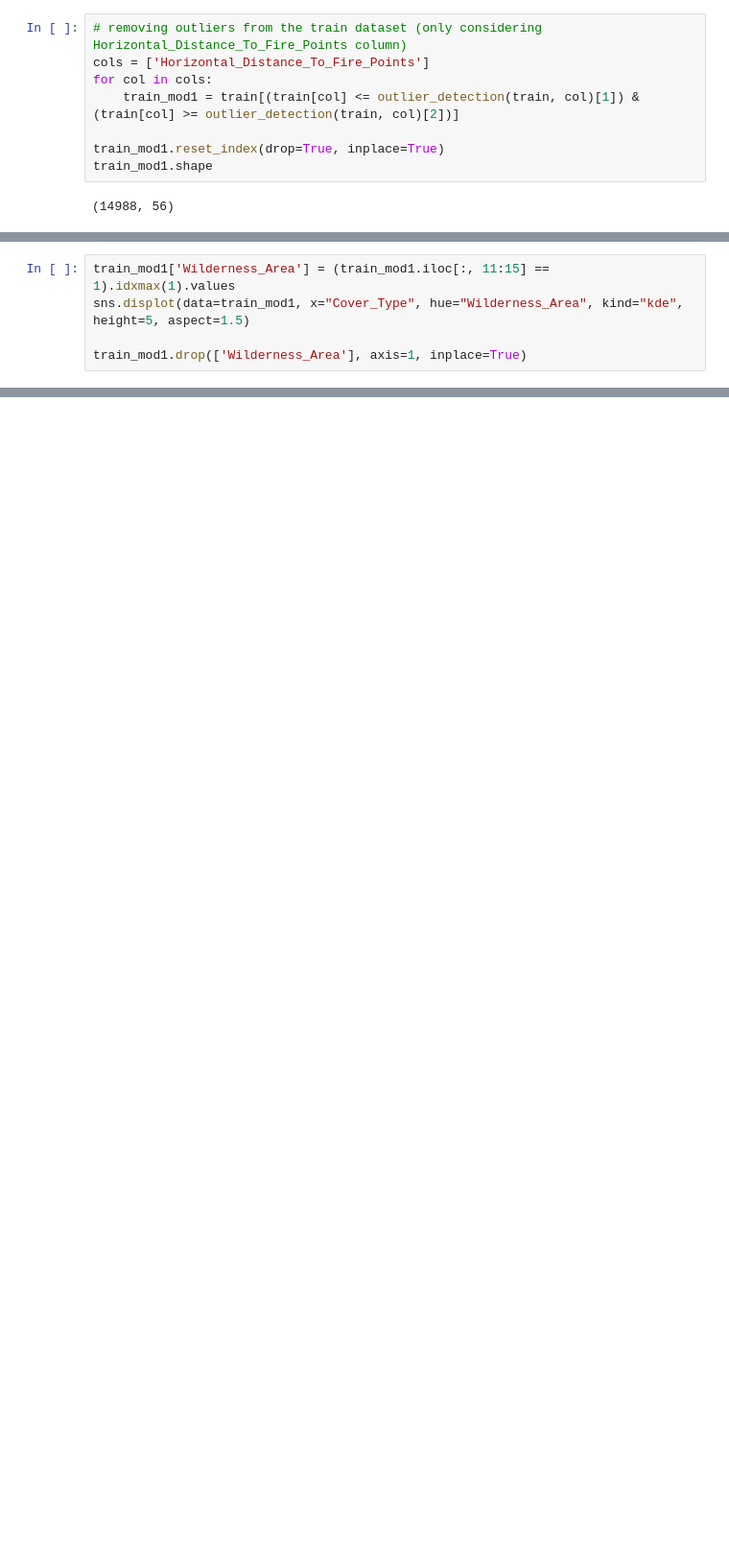
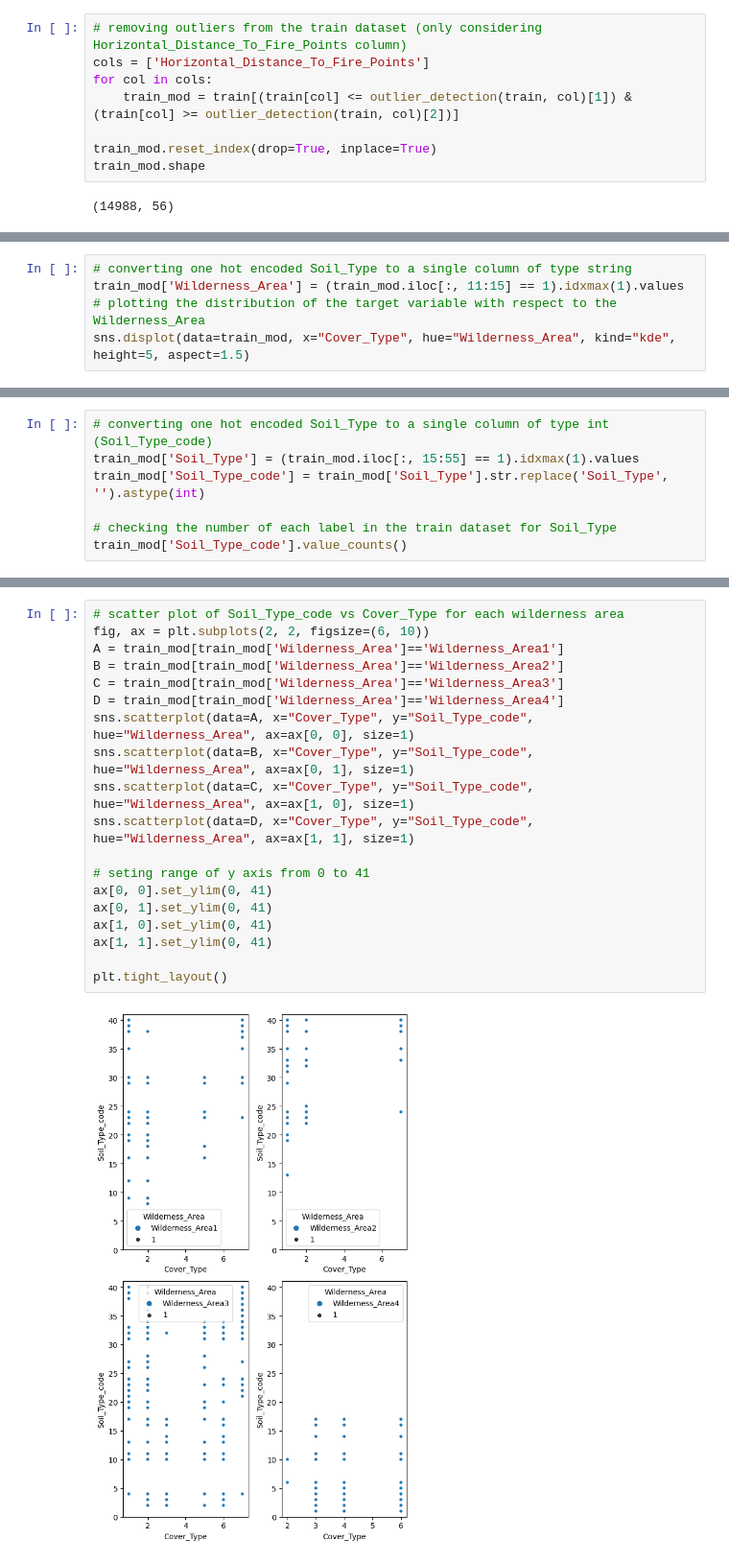
Before and after one commit to Behzad-h/forest_covertypes, a Jupyter notebook: forest_data_analysis.ipynb, the cells around one changed output, grey strips where cells are left out. Shown: that part at 96% size. Drawn from its saved outputs; the diff is of its cells as text; blank space fills up the shorter version.

Commit message:
changes to data analysis

```diff
--- a/forest_data_analysis.ipynb
+++ b/forest_data_analysis.ipynb
@@ -258,10 +270,10 @@ Removing data points with outliers considering the outlier detection based on th
 # removing outliers from the train dataset (only considering Horizontal_Distance_To_Fire_Points column)
 cols = ['Horizontal_Distance_To_Fire_Points']
 for col in cols:
-    train_mod1 = train[(train[col] <= outlier_detection(train, col)[1]) & (train[col] >= outlier_detection(train, col)[2])]
+    train_mod = train[(train[col] <= outlier_detection(train, col)[1]) & (train[col] >= outlier_detection(train, col)[2])]
 
-train_mod1.reset_index(drop=True, inplace=True)
-train_mod1.shape
+train_mod.reset_index(drop=True, inplace=True)
+train_mod.shape
 # %% [output]
 (14988, 56)
 # %% [markdown]
@@ -291,6 +311,6 @@ Name: Cover_Type, dtype: int64
 # %%
-train_mod1['Wilderness_Area'] = (train_mod1.iloc[:, 11:15] == 1).idxmax(1).values
-sns.displot(data=train_mod1, x="Cover_Type", hue="Wilderness_Area", kind="kde", height=5, aspect=1.5)
-
-train_mod1.drop(['Wilderness_Area'], axis=1, inplace=True)
+# converting one hot encoded Soil_Type to a single column of type string
+train_mod['Wilderness_Area'] = (train_mod.iloc[:, 11:15] == 1).idxmax(1).values
+# plotting the distribution of the target variable with respect to the Wilderness_Area
+sns.displot(data=train_mod, x="Cover_Type", hue="Wilderness_Area", kind="kde", height=5, aspect=1.5)
 # %% [output]
@@ -299,0 +324,7 @@ It shows that Wilderness_Area can be an important predictor.
+# %%
+# converting one hot encoded Soil_Type to a single column of type int (Soil_Type_code)
+train_mod['Soil_Type'] = (train_mod.iloc[:, 15:55] == 1).idxmax(1).values
+train_mod['Soil_Type_code'] = train_mod['Soil_Type'].str.replace('Soil_Type', '').astype(int)
+
+# checking the number of each label in the train dataset for Soil_Type
+train_mod['Soil_Type_code'].value_counts()
@@ -299,0 +353,21 @@ It shows that Wilderness_Area can be an important predictor.
+# %%
+# scatter plot of Soil_Type_code vs Cover_Type for each wilderness area
+fig, ax = plt.subplots(2, 2, figsize=(6, 10))
+A = train_mod[train_mod['Wilderness_Area']=='Wilderness_Area1']
+B = train_mod[train_mod['Wilderness_Area']=='Wilderness_Area2']
+C = train_mod[train_mod['Wilderness_Area']=='Wilderness_Area3']
+D = train_mod[train_mod['Wilderness_Area']=='Wilderness_Area4']
+sns.scatterplot(data=A, x="Cover_Type", y="Soil_Type_code", hue="Wilderness_Area", ax=ax[0, 0], size=1)
+sns.scatterplot(data=B, x="Cover_Type", y="Soil_Type_code", hue="Wilderness_Area", ax=ax[0, 1], size=1)
+sns.scatterplot(data=C, x="Cover_Type", y="Soil_Type_code", hue="Wilderness_Area", ax=ax[1, 0], size=1)
+sns.scatterplot(data=D, x="Cover_Type", y="Soil_Type_code", hue="Wilderness_Area", ax=ax[1, 1], size=1)
+
+# seting range of y axis from 0 to 41
+ax[0, 0].set_ylim(0, 41)
+ax[0, 1].set_ylim(0, 41)
+ax[1, 0].set_ylim(0, 41)
+ax[1, 1].set_ylim(0, 41)
+
+plt.tight_layout()
+# %% [output]
+[figure, added]
```
Also changed, not shown: parts of 36 cells of this notebook.
